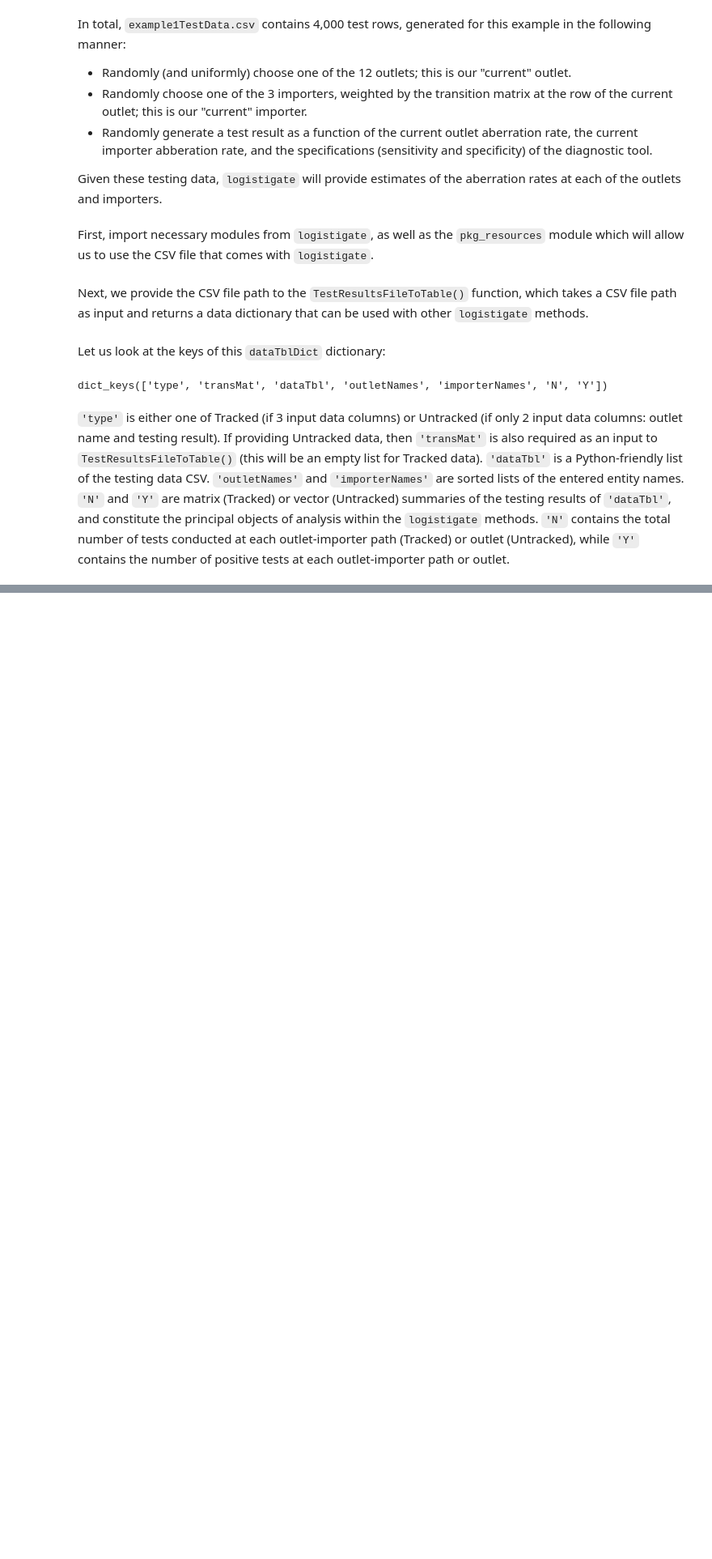
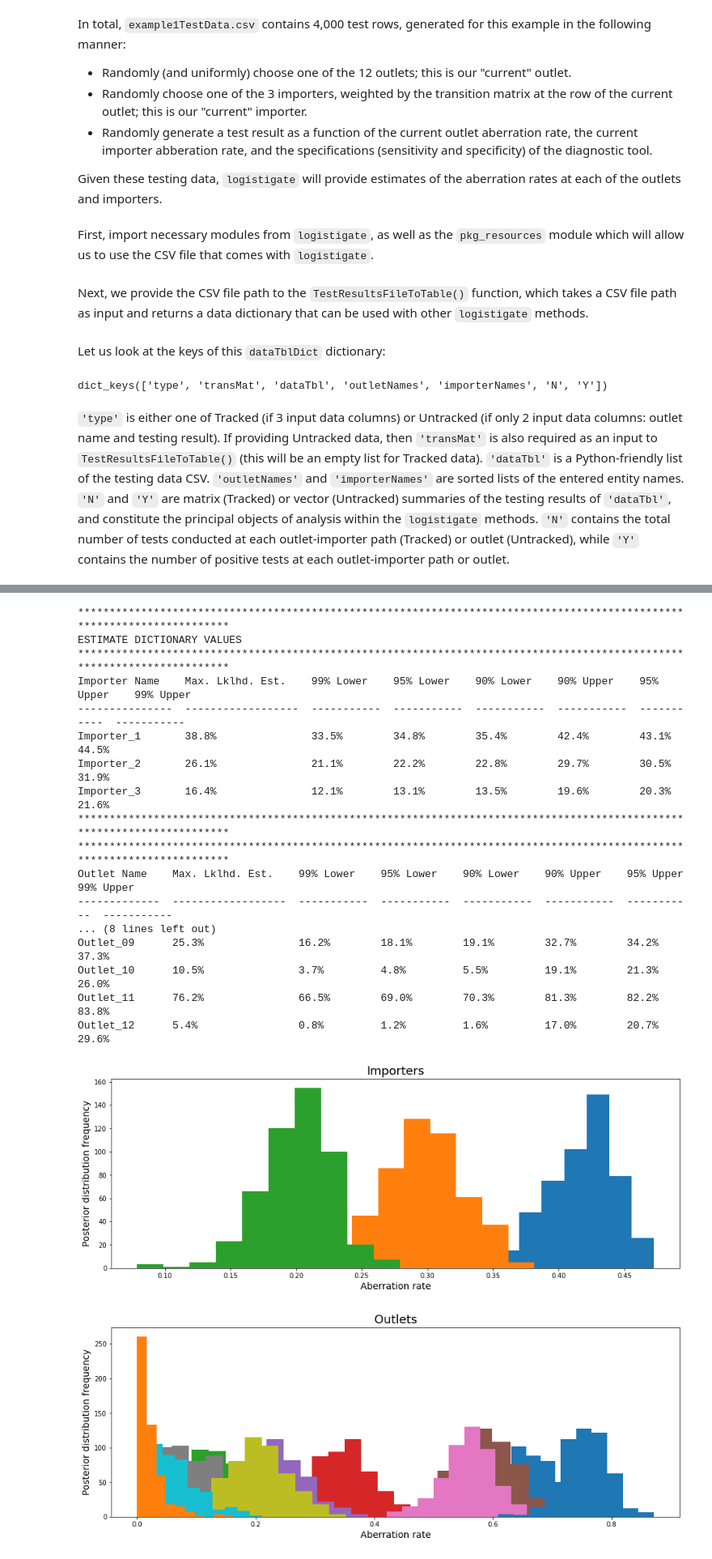
Before and after one commit to eugenewickett/logistigate, a Jupyter notebook: examples/examples.ipynb, the cells around one changed output, grey strips where cells are left out. Shown at 81% size. Cells and saved outputs as stored; diff of their text form; code cells hidden in the pictures; blank space fills up the shorter version.

```diff
--- a/examples/examples.ipynb
+++ b/examples/examples.ipynb
@@ -108,0 +111,2 @@ dataTblDict.update({'diagSens':0.90, 'diagSpec':0.99, 'numPostSamples':500, 'pri
+# %%
+logistigateDict = lg.runLogistigate(dataTblDict)
@@ -108,0 +131,23 @@ dataTblDict.update({'diagSens':0.90, 'diagSpec':0.99, 'numPostSamples':500, 'pri
+# %%
+util.printEstimates(logistigateDict)
+util.plotPostSamples(logistigateDict)
+# %% [output]
+************************************************************************************************************************
+ESTIMATE DICTIONARY VALUES
+************************************************************************************************************************
+Importer Name    Max. Lklhd. Est.    99% Lower    95% Lower    90% Lower    90% Upper    95% Upper    99% Upper
+---------------  ------------------  -----------  -----------  -----------  -----------  -----------  -----------
+Importer_1       38.8%               33.5%        34.8%        35.4%        42.4%        43.1%        44.5%
+Importer_2       26.1%               21.1%        22.2%        22.8%        29.7%        30.5%        31.9%
+Importer_3       16.4%               12.1%        13.1%        13.5%        19.6%        20.3%        21.6%
+************************************************************************************************************************
+************************************************************************************************************************
+Outlet Name    Max. Lklhd. Est.    99% Lower    95% Lower    90% Lower    90% Upper    95% Upper    99% Upper
+-------------  ------------------  -----------  -----------  -----------  -----------  -----------  -----------
+... (8 lines left out)
+Outlet_09      25.3%               16.2%        18.1%        19.1%        32.7%        34.2%        37.3%
+Outlet_10      10.5%               3.7%         4.8%         5.5%         19.1%        21.3%        26.0%
+Outlet_11      76.2%               66.5%        69.0%        70.3%        81.3%        82.2%        83.8%
+Outlet_12      5.4%                0.8%         1.2%         1.6%         17.0%        20.7%        29.6%
+[figure, added]
+[figure, added]
```
Also changed, not shown: parts of 24 cells of this notebook.
